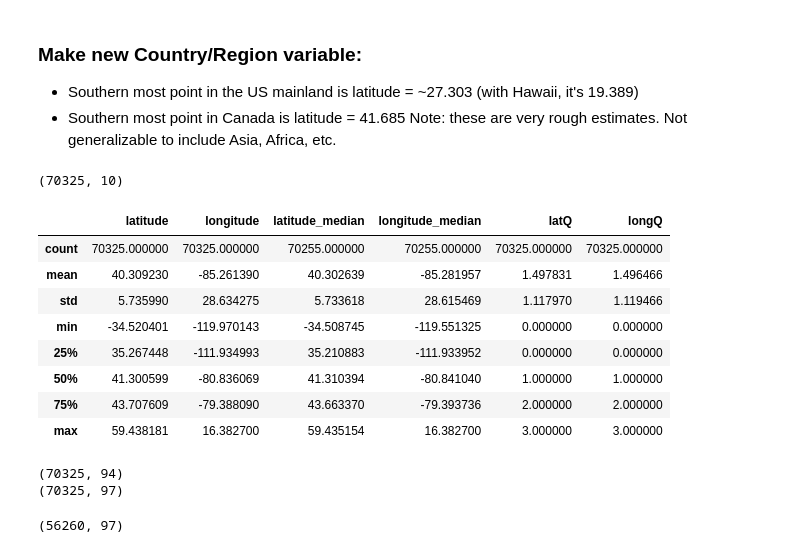
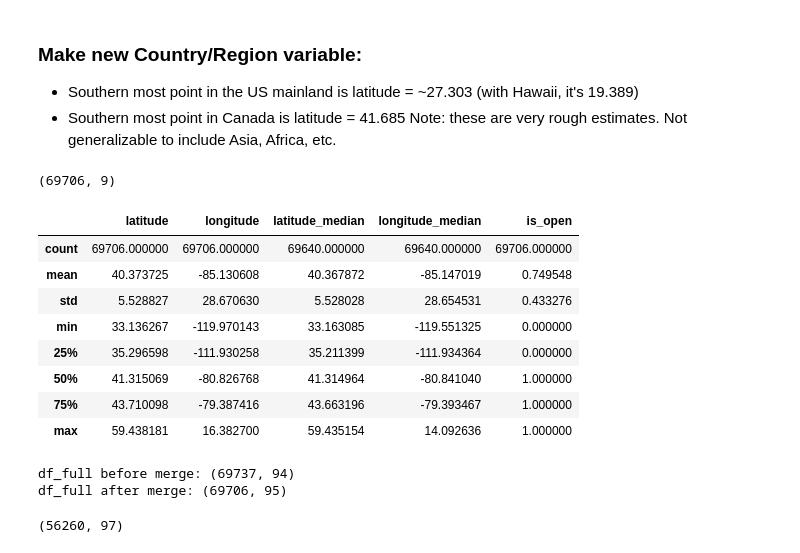
Before and after one commit to MeredithLevsen/Data-Challenges, a Jupyter notebook: Yelp_RestaurantClosings/YelpData_PredictRestaurantsClosing.ipynb, the cells around one changed output. Cells and saved outputs as stored; diff of their text form; code cells hidden in the pictures.

```diff
--- a/Yelp_RestaurantClosings/YelpData_PredictRestaurantsClosing.ipynb
+++ b/Yelp_RestaurantClosings/YelpData_PredictRestaurantsClosing.ipynb
@@ -126,8 +126,22 @@ data_split_train, data_split_test = train_test_split(yelp_food,
                                     random_state=12)
 
 ### Make combined dataset to facilitate applying variable changes to both datasets
-df_full = data_split_train.append(data_split_test, ignore_index = True)
-df_train = df_full[:(len(data_split_train))] # Training data set
+def combine_train_test ( df_train , df_test ) :
+    ''' Combine train and test DFs to facilitate applying the same feature
+    engineering process to both datasets.'''
+    return df_train.append(df_test, ignore_index = True)
 
-print(data_split_train.shape, data_split_test.shape, df_full.shape, df_train.shape)
+def extract_df_train (df_full, data_split_train = data_split_train) :
+    '''Extracts training data from the combined train/test DF based on business_id.
+    This is less efficient than len(data_split_train method, but helpful if we remove rows
+    or rows are out of order).'''
+    #df_full[ : (len(data_split_train))]
+    return df_full.loc[df_full['business_id'].isin(data_split_train['business_id']) == True]
+
+df_full = combine_train_test(data_split_train, data_split_test)
+df_train = extract_df_train(df_full)
+
+print('training datasets (original and extracted):', data_split_train.shape, df_train.shape)
+print('test dataset:', data_split_test.shape)
+print('combined dataset:', df_full.shape)
 # %% [output]
@@ -246,0 +264,3 @@ latlong_recode[latlong_recode.business_id == '1yQUqh3_h1IOrXZmb4CBFw']
+# %%
+df_latlong_recode = df_latlong_recode.loc[(df_latlong_recode['latitude'] > 25)]
+print(df_latlong_recode.shape)
@@ -252,0 +284,3 @@ plt.scatter(latlong_rec_tr["longitude"], latlong_rec_tr["latitude"], alpha=0.2)
+# %%
+df_latlong_recode = pd.merge(df_latlong_recode, df_full[['business_id', 'is_open']],
+                             how = 'left', on = 'business_id')
@@ -342,32 +392,32 @@ latlong_recode.loc[(latlong_recode.longitude >= -40),
 # %%
 ### No Missing values (in latitude/longitude and latQ/longQ variables)
 #latlong_recode[latlong_recode['geo_region'].isnull()] # show rows with missing values for latitude
-print(latlong_recode.shape)
-latlong_recode.describe()
+print(df_latlong_recode.shape)
+df_latlong_recode.describe()
 # %% [output]
-(70325, 10)
+(69706, 9)
-|  | latitude | longitude | latitude_median | longitude_median | latQ | longQ |
-| count | 70325.000000 | 70325.000000 | 70255.000000 | 70255.000000 | 70325.000000 | 70325.000000 |
-| mean | 40.309230 | -85.261390 | 40.302639 | -85.281957 | 1.497831 | 1.496466 |
-| std | 5.735990 | 28.634275 | 5.733618 | 28.615469 | 1.117970 | 1.119466 |
-| min | -34.520401 | -119.970143 | -34.508745 | -119.551325 | 0.000000 | 0.000000 |
-| 25% | 35.267448 | -111.934993 | 35.210883 | -111.933952 | 0.000000 | 0.000000 |
-| 50% | 41.300599 | -80.836069 | 41.310394 | -80.841040 | 1.000000 | 1.000000 |
-| 75% | 43.707609 | -79.388090 | 43.663370 | -79.393736 | 2.000000 | 2.000000 |
-| max | 59.438181 | 16.382700 | 59.435154 | 16.382700 | 3.000000 | 3.000000 |
+|  | latitude | longitude | latitude_median | longitude_median | is_open |
+| count | 69706.000000 | 69706.000000 | 69640.000000 | 69640.000000 | 69706.000000 |
+| mean | 40.373725 | -85.130608 | 40.367872 | -85.147019 | 0.749548 |
+| std | 5.528827 | 28.670630 | 5.528028 | 28.654531 | 0.433276 |
+| min | 33.136267 | -119.970143 | 33.163085 | -119.551325 | 0.000000 |
+| 25% | 35.296598 | -111.930258 | 35.211399 | -111.934364 | 0.000000 |
+| 50% | 41.315069 | -80.826768 | 41.314964 | -80.841040 | 1.000000 |
+| 75% | 43.710098 | -79.387416 | 43.663196 | -79.393467 | 1.000000 |
+| max | 59.438181 | 16.382700 | 59.435154 | 14.092636 | 1.000000 |
 # %%
 ### Add New/Revised Variables back into the dataset (and replace old ones):
 ## drop lat and long from old df
-print(df_full.shape)
+print('df_full before merge:', df_full.shape)
 df_full = pd.merge(df_full.drop(['latitude', 'longitude'], axis=1),
-                latlong_recode[['business_id', 'latitude', 'longitude',
-                                'latQ', 'longQ', 'geo_region']],
-               how = 'left', on = 'business_id')
-print(df_full.shape)
+                df_latlong_recode[['business_id', 'latitude', 'longitude',
+                                'geo_region']],
+               how = 'right', on = 'business_id')
+print('df_full after merge:', df_full.shape)
 #df_full.head()
 # %% [output]
-(70325, 94)
-(70325, 97)
+df_full before merge: (69737, 94)
+df_full after merge: (69706, 95)
 # %%
 ### Reset training data: (via a function!)
 
```
Also changed, not shown: parts of 20 cells of this notebook.
